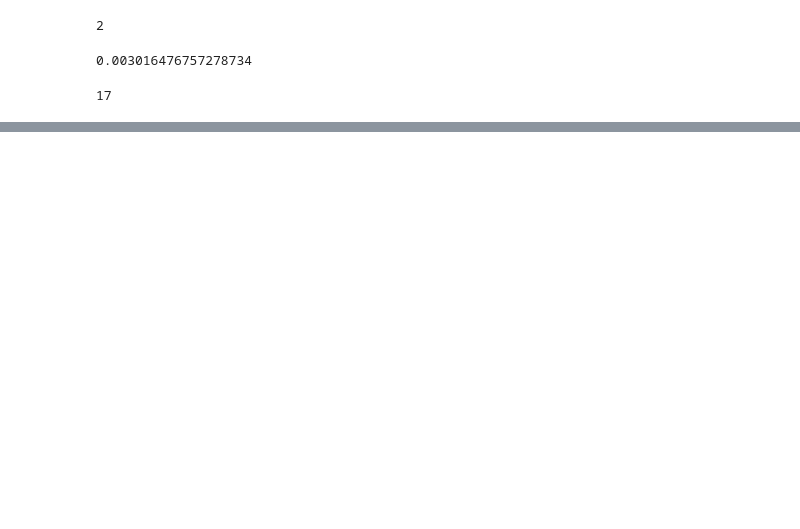
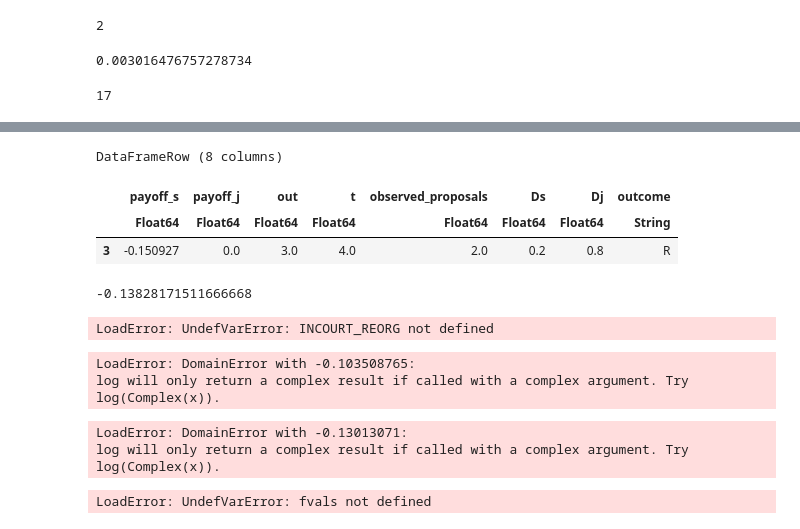
Before and after one commit to jmatheusgpa/BargainingJulia, a Jupyter notebook: Parallel/coupled_sim_anl_ncores_duplas.ipynb, the cells around one changed output, grey strips where cells are left out. Saved outputs shown, nothing was run; the diff lists cells and outputs as text; code cells hidden in the pictures; blank space fills up the shorter version.

```diff
--- a/Parallel/coupled_sim_anl_ncores_duplas.ipynb
+++ b/Parallel/coupled_sim_anl_ncores_duplas.ipynb
@@ -1600,3 +2532,60 @@ n2 = 17
+# %%
+INCOURT[3,:]
+# %% [output]
+DataFrameRow (8 columns)
+|  | payoff_s | payoff_j | out | t | observed_proposals | Ds | Dj | outcome |
+|  | Float64 | Float64 | Float64 | Float64 | Float64 | Float64 | Float64 | String |
+| 3 | -0.150927 | 0.0 | 3.0 | 4.0 | 2.0 | 0.2 | 0.8 | R |
+# %%
+INCOURT_REORG.payoff_s[1]
+# %% [output]
+-0.13828171511666668
+# %%
+INCOURT_REORG.payoff_j[2]
+# %% [output]
+LoadError: UndefVarError: INCOURT_REORG not defined
+# %%
+X = [ones(size(x,1)) x]
+
+
+#                 INCOURT_REORG.log_duration
+y = log.(INCOURT_REORG.t .* μ)
+
+if(size(INCOURT_REORG, 1) == 0)
+    mm9 = zero(0.0)
+else
+
+    mm9 = (X' * X) \ (X' * y)
+
+    mm9 = mm9[2]
+end
+
+
+Moments[s,:] .= [mm1, mm2, mm3, mm4, mm5, mm6, mm7, mm8, mm9]
+
+
+#if there are no INCOURT or no PRECOURT cases, it will return NaN
+#thus, we replace it by zero
+Moments[s,:] .= replace!(Moments[s,:], NaN=> zero(0.0))
+# %% [output]
+LoadError: DomainError with -0.103508765:
+log will only return a complex result if called with a complex argument. Try log(Complex(x)).
+# %%
+game_parameters = g0
+simulation_parameters = s0
+
+simulate_moments(S, N, g0, s0, data1, data2, A1, A2, n1)
+# %% [output]
+LoadError: DomainError with -0.13013071:
+log will only return a complex result if called with a complex argument. Try log(Complex(x)).
+# %%
+using DelimitedFiles
+
+writedlm( "fvals.csv",  fvals, ',')
+writedlm("gvals.csv", gvals, ',')
+writedlm("svals.csv", svals, ',')
+# %% [output]
+LoadError: UndefVarError: fvals not defined
 # %%
 fvals, gvals, svals = coupled_sim_anl(f, S, N, data1, data2, n1, data_moments, W_hat, g0, s0, lg, ug, ls, us, Kmax, T0, alpha, pids);
 @show fvals[Kmax]
```
Also changed, not shown: parts of 19 cells of this notebook.
